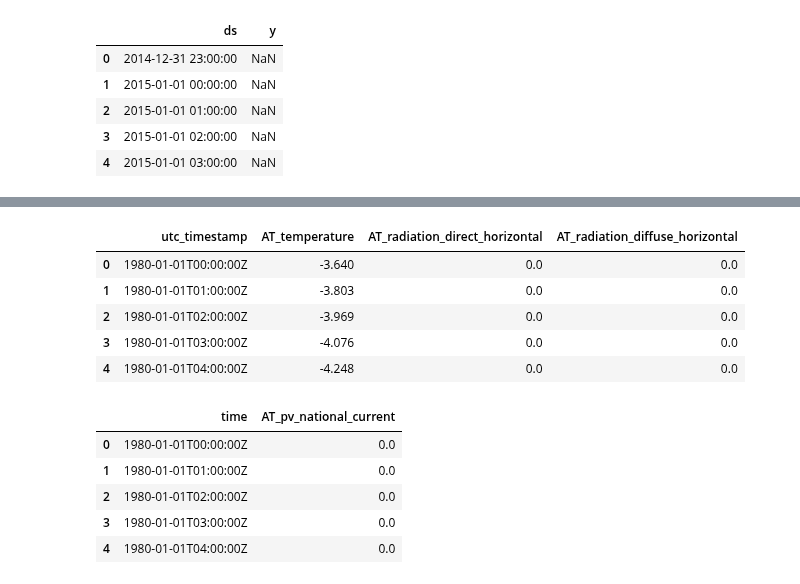
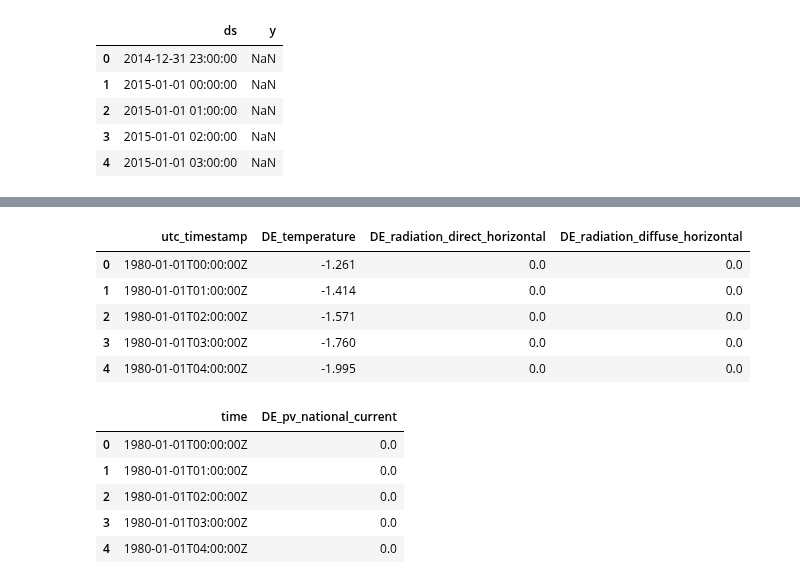
Before and after one commit to eshal26/Digital-Twin-for-Solar-Energy, a Jupyter notebook: solar-plant-xgboost.ipynb, the cells around one changed output, grey strips where cells are left out. Drawn from its saved outputs; the diff is of its cells as text; code cells hidden in the pictures.

```diff
--- a/solar-plant-xgboost.ipynb
+++ b/solar-plant-xgboost.ipynb
@@ -75,26 +75,26 @@ df_timeseries = pd.merge(df_solar, df_features, on='ds', how='inner')
 # %%
 df_weather = pd.read_csv('weather_data.csv')
 
-columns = ['utc_timestamp', 'AT_temperature',
-                    'AT_radiation_direct_horizontal', 'AT_radiation_diffuse_horizontal']
+columns = ['utc_timestamp', 'DE_temperature',
+                    'DE_radiation_direct_horizontal', 'DE_radiation_diffuse_horizontal']
 
 df_weather = df_weather[columns]
 df_weather.head()
 # %% [output]
-|  | utc_timestamp | AT_temperature | AT_radiation_direct_horizontal | AT_radiation_diffuse_horizontal |
-| 0 | 1980-01-01T00:00:00Z | -3.640 | 0.0 | 0.0 |
-| 1 | 1980-01-01T01:00:00Z | -3.803 | 0.0 | 0.0 |
-| 2 | 1980-01-01T02:00:00Z | -3.969 | 0.0 | 0.0 |
-| 3 | 1980-01-01T03:00:00Z | -4.076 | 0.0 | 0.0 |
-| 4 | 1980-01-01T04:00:00Z | -4.248 | 0.0 | 0.0 |
+|  | utc_timestamp | DE_temperature | DE_radiation_direct_horizontal | DE_radiation_diffuse_horizontal |
+| 0 | 1980-01-01T00:00:00Z | -1.261 | 0.0 | 0.0 |
+| 1 | 1980-01-01T01:00:00Z | -1.414 | 0.0 | 0.0 |
+| 2 | 1980-01-01T02:00:00Z | -1.571 | 0.0 | 0.0 |
+| 3 | 1980-01-01T03:00:00Z | -1.760 | 0.0 | 0.0 |
+| 4 | 1980-01-01T04:00:00Z | -1.995 | 0.0 | 0.0 |
 # %%
 df_pv = pd.read_csv('ninja_pv_wind_profiles_singleindex.csv')
-columns = ['time', 'AT_pv_national_current']
+columns = ['time', 'DE_pv_national_current']
 
 df_pv = df_pv[columns]
 df_pv.head()
 # %% [output]
-|  | time | AT_pv_national_current |
+|  | time | DE_pv_national_current |
 | 0 | 1980-01-01T00:00:00Z | 0.0 |
 | 1 | 1980-01-01T01:00:00Z | 0.0 |
 | 2 | 1980-01-01T02:00:00Z | 0.0 |
```
Also changed, not shown: parts of 18 cells of this notebook.
